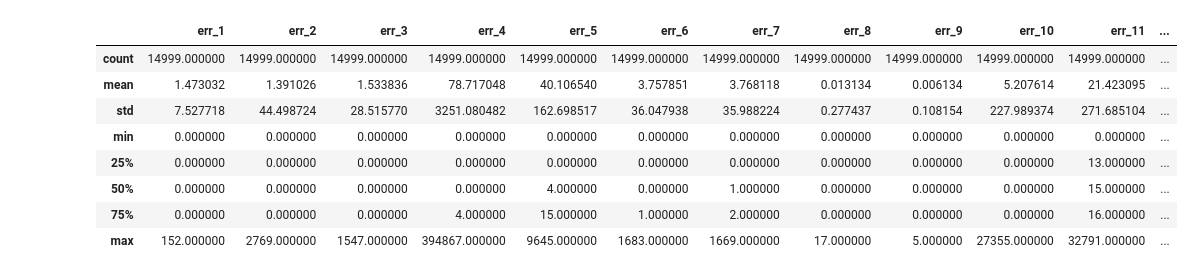
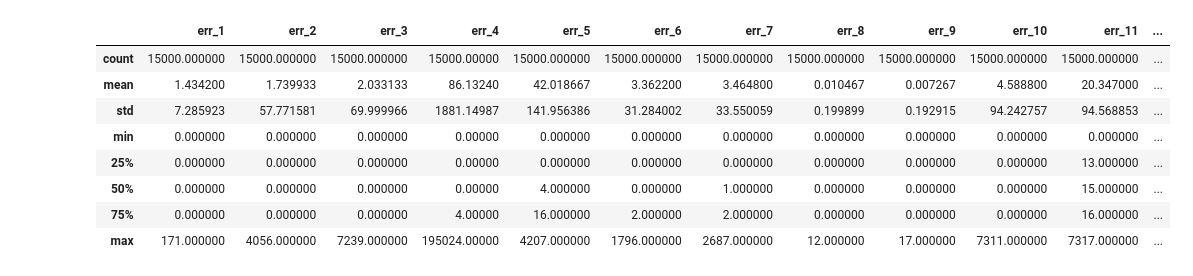
Before and after one commit to Mer9ury/Dacon_LDI, a Jupyter notebook: EDA/LDI_EDA.ipynb, the cells around one changed output. Saved outputs shown, nothing was run; the diff lists cells and outputs as text; code cells hidden in the pictures.

```diff
--- a/EDA/LDI_EDA.ipynb
+++ b/EDA/LDI_EDA.ipynb
@@ -4,0 +14,4 @@ cd drive/MyDrive/Dacon/LDI/Model
+# %%
+ted = pd.read_csv('./dataset/train_err_data.csv',thousands = ',')
+tqd = pd.read_csv('./dataset/train_quality_data.csv',thousands = ',')
+tpd = pd.read_csv('./dataset/train_problem_data.csv',thousands = ',')
@@ -5,13 +20,13 @@ cd drive/MyDrive/Dacon/LDI/Model
+# %%
+with open('./Preprocessed_data/v3/traindata.txt', 'rb') as f:
+    X = pickle.load(f)
+# %%
+df_tpd = tpd.drop_duplicates()
+problem_list = list(df_tpd['user_id'].unique())
+y = np.zeros(15000,)
+for pi in problem_list:
+    y[pi-10000] = 1
 # %%
-import pickle
-import pandas as pd
-import numpy as np
-import seaborn as sns
-import matplotlib.pyplot as plt
-%matplotlib inline
-
-with open('../traindata.txt', 'rb') as f:
-    X = pickle.load(f)
 columns = []
 for i in range(1,43):
     s = 'err_' + str(i)
@@ -24,6 +39,7 @@ columns.append('40_0')
 for i in range(13):
     s = 'quality_' + str(i)
     columns.append(s)
-len(columns)
-
-X = pd.DataFrame(X,columns=columns)
+columns.append('result')
+a = np.insert(X,60,y,axis=1)
+df = pd.DataFrame(a,columns=columns)
+df.head()
@@ -44,12 +53,12 @@ X.head(10)
 # %%
-X.describe()
+df.describe()
 # %% [output]
 |  | err_1 | err_2 | err_3 | err_4 | err_5 | err_6 | err_7 | err_8 | err_9 | err_10 | err_11 | ... |
-| count | 14999.000000 | 14999.000000 | 14999.000000 | 14999.000000 | 14999.000000 | 14999.000000 | 14999.000000 | 14999.000000 | 14999.000000 | 14999.000000 | 14999.000000 | ... |
-| mean | 1.473032 | 1.391026 | 1.533836 | 78.717048 | 40.106540 | 3.757851 | 3.768118 | 0.013134 | 0.006134 | 5.207614 | 21.423095 | ... |
-| std | 7.527718 | 44.498724 | 28.515770 | 3251.080482 | 162.698517 | 36.047938 | 35.988224 | 0.277437 | 0.108154 | 227.989374 | 271.685104 | ... |
-| min | 0.000000 | 0.000000 | 0.000000 | 0.000000 | 0.000000 | 0.000000 | 0.000000 | 0.000000 | 0.000000 | 0.000000 | 0.000000 | ... |
-| 25% | 0.000000 | 0.000000 | 0.000000 | 0.000000 | 0.000000 | 0.000000 | 0.000000 | 0.000000 | 0.000000 | 0.000000 | 13.000000 | ... |
-| 50% | 0.000000 | 0.000000 | 0.000000 | 0.000000 | 4.000000 | 0.000000 | 1.000000 | 0.000000 | 0.000000 | 0.000000 | 15.000000 | ... |
-| 75% | 0.000000 | 0.000000 | 0.000000 | 4.000000 | 15.000000 | 1.000000 | 2.000000 | 0.000000 | 0.000000 | 0.000000 | 16.000000 | ... |
-| max | 152.000000 | 2769.000000 | 1547.000000 | 394867.000000 | 9645.000000 | 1683.000000 | 1669.000000 | 17.000000 | 5.000000 | 27355.000000 | 32791.000000 | ... |
+| count | 15000.000000 | 15000.000000 | 15000.000000 | 15000.00000 | 15000.000000 | 15000.000000 | 15000.000000 | 15000.000000 | 15000.000000 | 15000.000000 | 15000.000000 | ... |
+| mean | 1.434200 | 1.739933 | 2.033133 | 86.13240 | 42.018667 | 3.362200 | 3.464800 | 0.010467 | 0.007267 | 4.588800 | 20.347000 | ... |
+| std | 7.285923 | 57.771581 | 69.999966 | 1881.14987 | 141.956386 | 31.284002 | 33.550059 | 0.199899 | 0.192915 | 94.242757 | 94.568853 | ... |
+| min | 0.000000 | 0.000000 | 0.000000 | 0.00000 | 0.000000 | 0.000000 | 0.000000 | 0.000000 | 0.000000 | 0.000000 | 0.000000 | ... |
+| 25% | 0.000000 | 0.000000 | 0.000000 | 0.00000 | 0.000000 | 0.000000 | 0.000000 | 0.000000 | 0.000000 | 0.000000 | 13.000000 | ... |
+| 50% | 0.000000 | 0.000000 | 0.000000 | 0.00000 | 4.000000 | 0.000000 | 1.000000 | 0.000000 | 0.000000 | 0.000000 | 15.000000 | ... |
+| 75% | 0.000000 | 0.000000 | 0.000000 | 4.00000 | 16.000000 | 2.000000 | 2.000000 | 0.000000 | 0.000000 | 0.000000 | 16.000000 | ... |
+| max | 171.000000 | 4056.000000 | 7239.000000 | 195024.00000 | 4207.000000 | 1796.000000 | 2687.000000 | 12.000000 | 17.000000 | 7311.000000 | 7317.000000 | ... |
```
Also changed, not shown: parts of 13 cells of this notebook, 11 other files.
